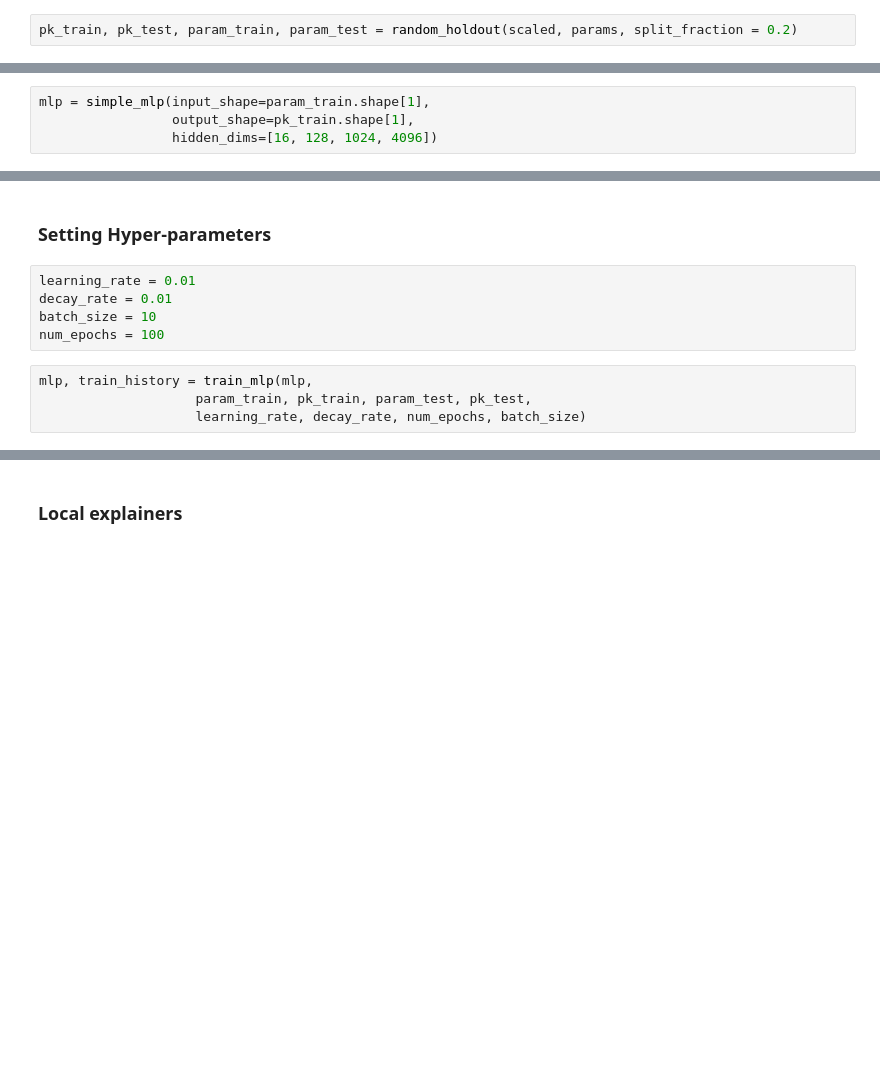
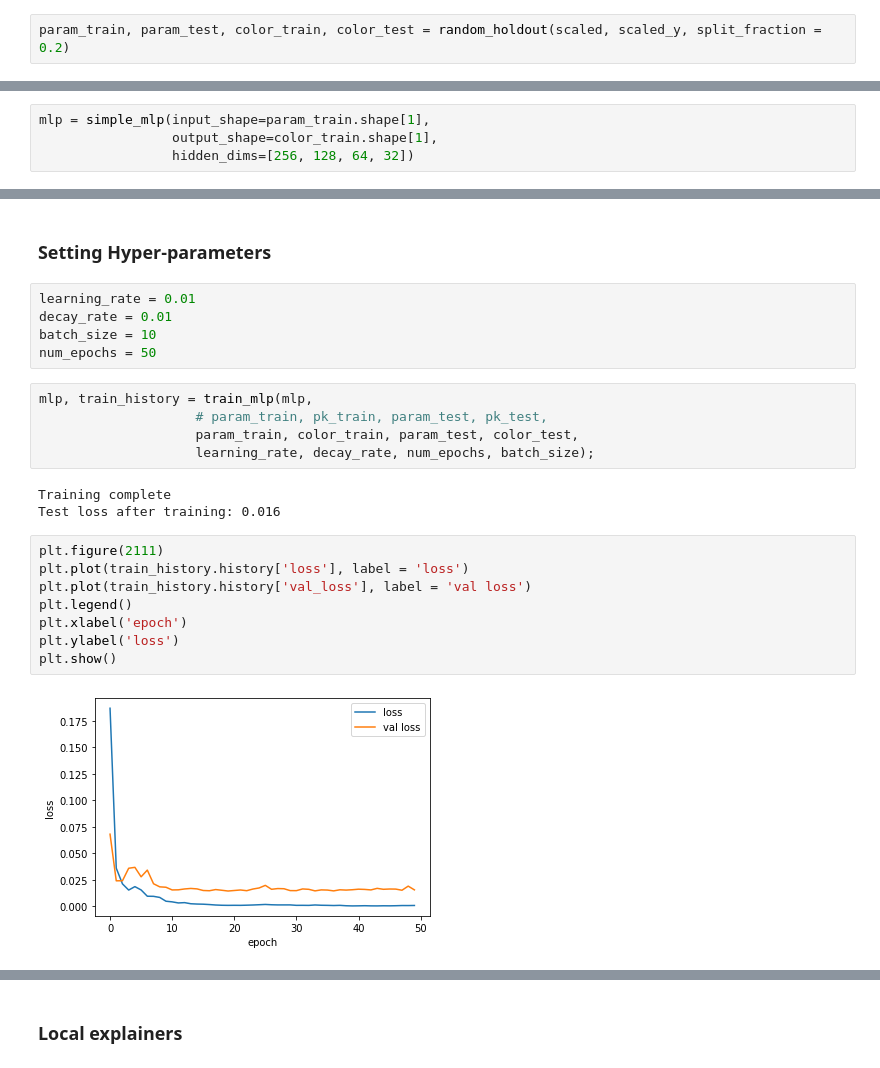
Before and after one commit to patricialarsen/emulator_utils, a Jupyter notebook: notebooks/demo_explainers.ipynb, the cells around one changed output, grey strips where cells are left out. Drawn from its saved outputs; the diff is of its cells as text; blank space fills up the shorter version.

Commit message:
forward model for color added

```diff
--- a/notebooks/demo_explainers.ipynb
+++ b/notebooks/demo_explainers.ipynb
@@ -15,2 +22,2 @@ scaled_y, scaler_y = minmax(params)
 # %%
-pk_train, pk_test, param_train, param_test = random_holdout(scaled, params, split_fraction = 0.2)
+param_train, param_test, color_train, color_test = random_holdout(scaled, scaled_y, split_fraction = 0.2)
@@ -17,4 +28,4 @@ pk_train, pk_test, param_train, param_test = random_holdout(scaled, params, spli
 # %%
 mlp = simple_mlp(input_shape=param_train.shape[1],
-                 output_shape=pk_train.shape[1],
-                 hidden_dims=[16, 128, 1024, 4096])
+                 output_shape=color_train.shape[1],
+                 hidden_dims=[256, 128, 64, 32])
@@ -24,11 +56,25 @@ mlp = simple_mlp(input_shape=param_train.shape[1],
 learning_rate = 0.01
 decay_rate = 0.01
 batch_size = 10
-num_epochs = 100
+num_epochs = 50
 # %%
 mlp, train_history = train_mlp(mlp,
-                    param_train, pk_train, param_test, pk_test,
-                    learning_rate, decay_rate, num_epochs, batch_size)
+                    # param_train, pk_train, param_test, pk_test,
+                    param_train, color_train, param_test, color_test,
+                    learning_rate, decay_rate, num_epochs, batch_size);
+# %% [output]
+Training complete
+Test loss after training: 0.016
+# %%
+plt.figure(2111)
+plt.plot(train_history.history['loss'], label = 'loss')
+plt.plot(train_history.history['val_loss'], label = 'val loss')
+plt.legend()
+plt.xlabel('epoch')
+plt.ylabel('loss')
+plt.show()
+# %% [output]
+[figure, added]
 # %%
 save_mlp(mlp, '../test/model/phot_mlp')
 mlp = load_mlp('../test/model/phot_mlp')
```
Also changed, not shown: parts of 26 cells of this notebook, 9 other files.
